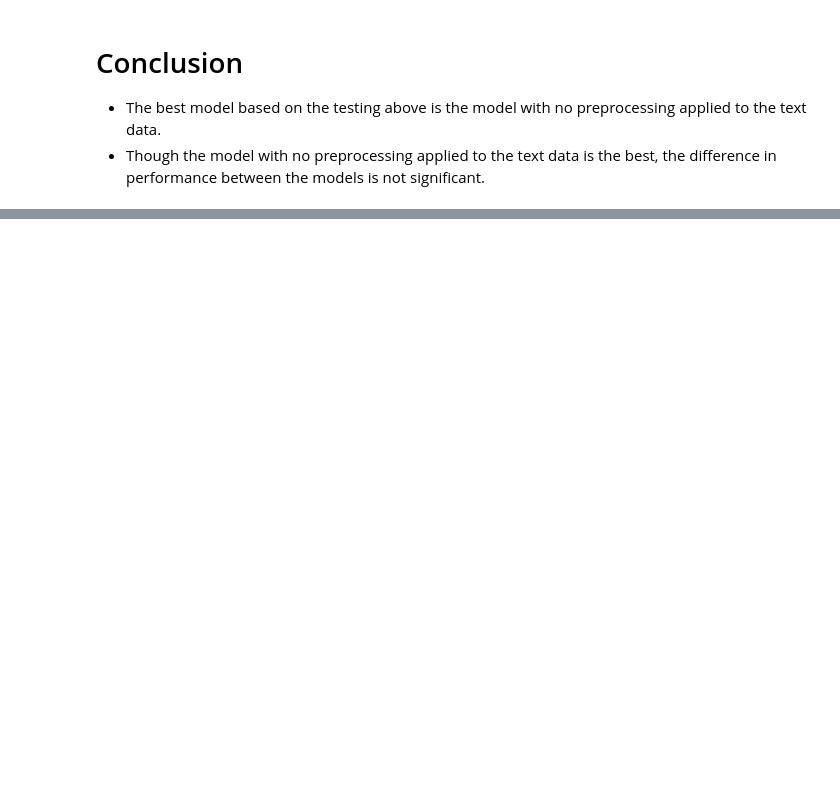
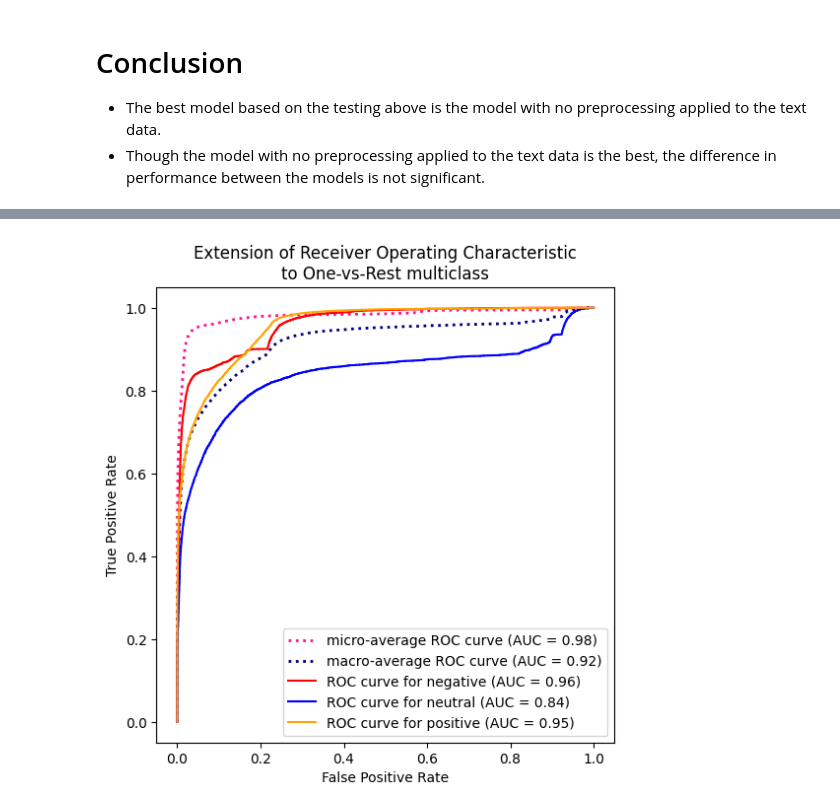
Before and after one commit to ibrahimmkhalid/data-270-project, a Jupyter notebook: model_svm_final.ipynb, the cells around one changed output, grey strips where cells are left out. Cells and saved outputs as stored; diff of their text form; code cells hidden in the pictures; blank space fills up the shorter version.

```diff
--- a/model_svm_final.ipynb
+++ b/model_svm_final.ipynb
@@ -183,8 +191,8 @@ model_found = False
 model = None
 vectorizer = None
 try:
-    model = pickle.load(open("/content/drive/MyDrive/Syncable/projects/data270/models/svm_final_model.pkl", "rb"))
-    vectorizer = pickle.load(open("/content/drive/MyDrive/Syncable/projects/data270/models/svm_final_vectorizer.pkl", "rb"))
+    model = pickle.load(open(f"{work_path}/models/model_svm_clf.pkl", "rb"))
+    vectorizer = pickle.load(open(f"{work_path}/models/model_svm_vectorizer.pkl", "rb"))
     model_found = True
     print("Model and vectorizer found")
 except FileNotFoundError:
@@ -893,6 +882,6 @@ pickle.dump(vec_noproc, open("/content/drive/MyDrive/Syncable/projects/data270/m
 # %%
-model = pickle.load(open("/content/drive/MyDrive/Syncable/projects/data270/models/svm_final_model.pkl", "rb"))
-vectorizer = pickle.load(open("/content/drive/MyDrive/Syncable/projects/data270/models/svm_final_vectorizer.pkl", "rb"))
+model = pickle.load(open(f"{work_path}/models/model_svm_clf.pkl", "rb"))
+vectorizer = pickle.load(open(f"{work_path}/models/model_svm_vectorizer.pkl", "rb"))
 # %%
 x_train, x_val, x_test, y_train, y_val, y_test, vectorizer = pipeline(None, df_testing, vectorizer)
 y_test_pred = model.predict(x_test)
@@ -913,0 +889,81 @@ plt.show()
+# %%
+print(classification_report(y_test, y_test_pred))
+print()
+print("f1_score:", f1_score(y_test, y_test_pred, average="weighted"))
+print("accuracy:", accuracy_score(y_test, y_test_pred))
+print("precision:", precision_score(y_test, y_test_pred, average="weighted"))
+print("roc_auc:", roc_auc_score(y_test, y_test_pred_proba, multi_class="ovr"))
+
+label_binarizer = LabelBinarizer().fit(y_train)
+y_onehot_test = label_binarizer.transform(y_test)
+y_onehot_test.shape  # (n_samples, n_classes)
+
+class_of_interest = 1
+class_id = np.flatnonzero(label_binarizer.classes_ == class_of_interest)[0]
+
+fpr, tpr, roc_auc = dict(), dict(), dict()
+# Compute micro-average ROC curve and ROC area
+fpr["micro"], tpr["micro"], _ = roc_curve(y_onehot_test.ravel(), y_test_pred_proba.ravel())
+roc_auc["micro"] = auc(fpr["micro"], tpr["micro"])
+
+print(f"Micro-averaged One-vs-Rest ROC AUC score:\n{roc_auc['micro']:.2f}")
+
+for i in range(3):
+    fpr[i], tpr[i], _ = roc_curve(y_onehot_test[:, i], y_test_pred_proba[:, i])
+    roc_auc[i] = auc(fpr[i], tpr[i])
+
+fpr_grid = np.linspace(0.0, 1.0, 1000)
+
+# Interpolate all ROC curves at these points
+mean_tpr = np.zeros_like(fpr_grid)
+
+for i in range(3):
+    mean_tpr += np.interp(fpr_grid, fpr[i], tpr[i])  # linear interpolation
+
+# Average it and compute AUC
+mean_tpr /= 3
+
+fpr["macro"] = fpr_grid
+tpr["macro"] = mean_tpr
+roc_auc["macro"] = auc(fpr["macro"], tpr["macro"])
+
+print(f"Macro-averaged One-vs-Rest ROC AUC score:\n{roc_auc['macro']:.2f}")
+
+fig, ax = plt.subplots(figsize=(6, 6))
+
+target_names = ['negative', 'neutral', 'positive']
+
+plt.plot(
+    fpr["micro"],
+    tpr["micro"],
+    label=f"micro-average ROC curve (AUC = {roc_auc['micro']:.2f})",
+    color="deeppink",
+    linestyle=":",
+    linewidth=2,
+)
+
+plt.plot(
+    fpr["macro"],
+    tpr["macro"],
+    label=f"macro-average ROC curve (AUC = {roc_auc['macro']:.2f})",
+    color="navy",
+    linestyle=":",
+    linewidth=2,
+)
+
+colors = cycle(["red", "blue", "orange"])
+for class_id, color in zip(range(3), colors):
+    RocCurveDisplay.from_predictions(
+        y_onehot_test[:, class_id],
+        y_test_pred_proba[:, class_id],
+        name=f"ROC curve for {target_names[class_id]}",
+        color=color,
+        ax=ax,
+    )
+
+_ = ax.set(
+    xlabel="False Positive Rate",
+    ylabel="True Positive Rate",
+    title="Extension of Receiver Operating Characteristic\nto One-vs-Rest multiclass",
+)
+# %% [output]
@@ -913,0 +989 @@ plt.show()
+[figure, added]
```
Also changed, not shown: parts of 39 cells of this notebook, 2 other files.
